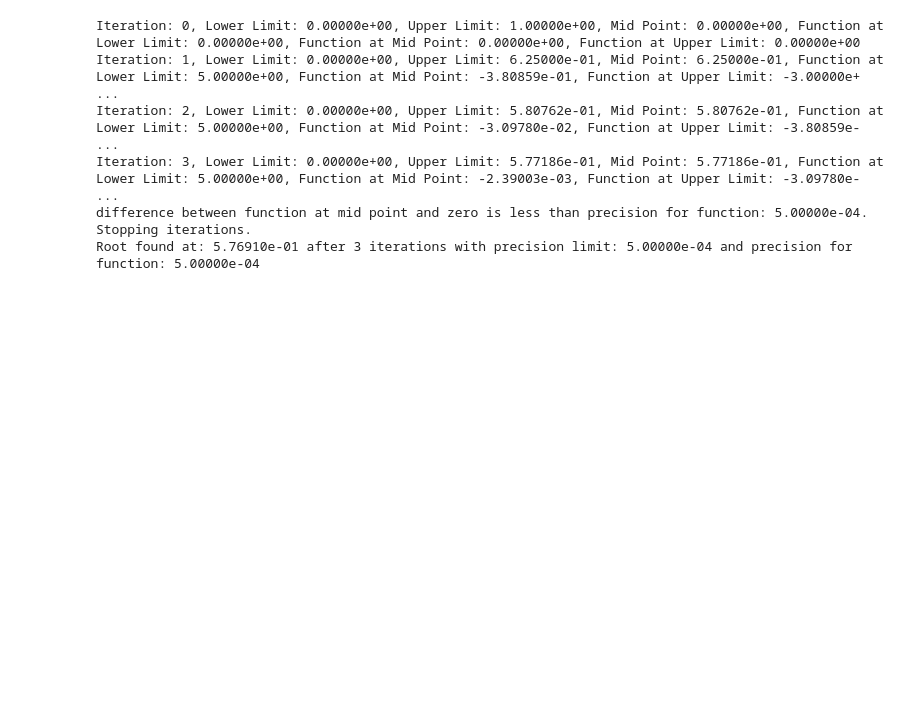
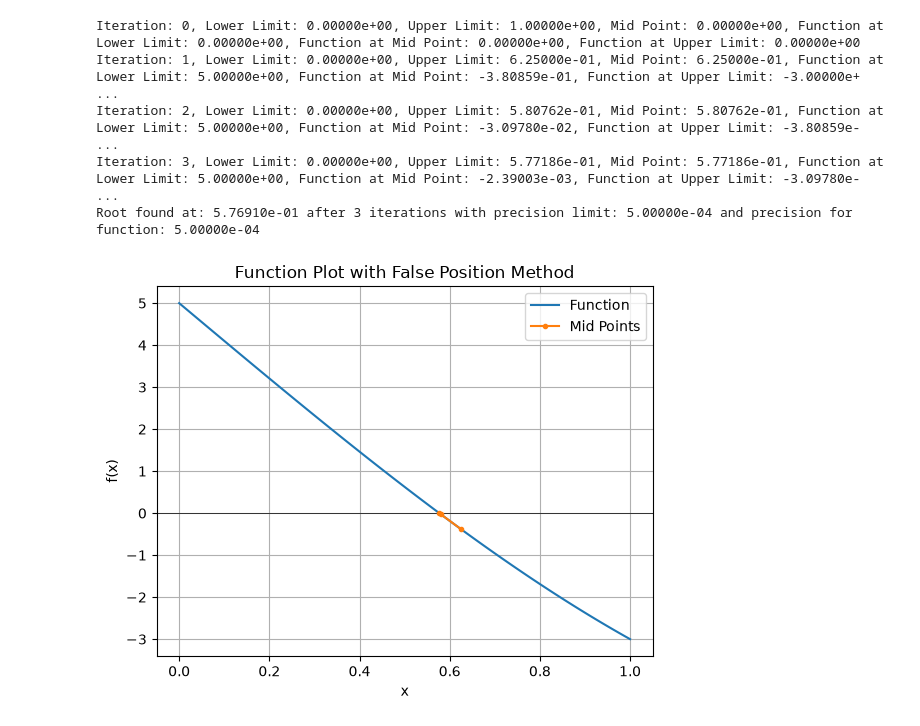
Before and after one commit to maxcbarn/UNI-Numerical-Analysis, a Jupyter notebook: Methods-Zero-Finding.ipynb, the cells around one changed output. Cells and saved outputs as stored; diff of their text form; code cells hidden in the pictures; blank space fills up the shorter version.

```diff
--- a/Methods-Zero-Finding.ipynb
+++ b/Methods-Zero-Finding.ipynb
@@ -64,18 +110,29 @@ Root found at: 5.78125e-01 after 4 iterations with precision: 1.00000e-02
 # %%
-def FalsePosition( maxIterations: int , lowerLimit: float , upperLimit: float , precisionLimits: float, precisontFunction: float , function: callable, verbose: bool = False ) -> float:
+def FalsePosition( maxIterations: int , lowerLimit: float , upperLimit: float , precisionLimits: float, precisontFunction: float , function: callable, verbose: bool = False, plotting: bool = False ) -> float:
+    if plotting:
+        midPoints = []
+        x = np.linspace(lowerLimit, upperLimit, 100)
+        y = function(x)
+        plt.plot(x, y, label='Function')
+        plt.axhline(0, color='black', lw=0.5)
+        plt.title('Function Plot with False Position Method')
+        plt.xlabel('x')
+        plt.ylabel('f(x)')
+
+
     iteration: int = 0
     midPoint: float = 0.0
     functionAplicationLowerLimit: float = 0.0
     functionAplicationUpperLimit: float = 0.0
     functionAplicationMidPoint: float = 0.0
+    ans: float = 0.0
+
 
     if verbose:
         print(f"Iteration: {iteration}, Lower Limit: {lowerLimit:.5e}, Upper Limit: {upperLimit:.5e}, Mid Point: {midPoint:.5e}, Function at Lower Limit: {functionAplicationLowerLimit:.5e}, Function at Mid Point: {functionAplicationMidPoint:.5e}, Function at Upper Limit: {functionAplicationUpperLimit:.5e}")
 
     while iteration < maxIterations:
         if abs( upperLimit - lowerLimit ) < precisionLimits:
-            if verbose:
-                print(f"Diferrence between upper and lower limit is less than precision for limits: {precisionLimits:.5e}. Stopping iterations.")
             break
 
         functionAplicationLowerLimit = function(lowerLimit)
@@ -84,55 +141,65 @@ def FalsePosition( maxIterations: int , lowerLimit: float , upperLimit: float ,
         functionAplicationMidPoint = function(midPoint)
 
         if abs(functionAplicationMidPoint) < precisontFunction:
-            if verbose:
-                print(f"difference between function at mid point and zero is less than precision for function: {precisontFunction:.5e}. Stopping iterations.")
-                print(f"Root found at: {midPoint:.5e} after {iteration} iterations with precision limit: {precisionLimits:.5e} and precision for function: {precisontFunction:.5e}")
-            return midPoint
+            ans = midPoint
+            break
 
         if abs(functionAplicationLowerLimit) < precisontFunction:
-            if verbose:
-                print(f"difference between function at lower limit and zero is less than precision for function: {precisontFunction:.5e}. Stopping iterations.")
-                print(f"Root found at: {lowerLimit:.5e} after {iteration} iterations with precision limit: {precisionLimits:.5e} and precision for function: {precisontFunction:.5e}")
-            return lowerLimit
+            if plotting:
+                midPoints.append(lowerLimit)
+            ans = lowerLimit
+            break
 
         if abs(functionAplicationUpperLimit) < precisontFunction:
-            if verbose:
-                print(f"difference between function at upper limit and zero is less than precision for function: {precisontFunction:.5e}. Stopping iterations.")
-                print(f"Root found at: {upperLimit:.5e} after {iteration} iterations with precision limit: {precisionLimits:.5e} and precision for function: {precisontFunction:.5e}")
-            return upperLimit
+            if plotting:
+                midPoints.append(upperLimit)
+            ans = upperLimit
+            break
+
+        if plotting:
+            midPoints.append(midPoint)
 
         if functionAplicationLowerLimit * functionAplicationMidPoint > 0:
             lowerLimit = midPoint
         else:
             upperLimit = midPoint
 
         iteration += 1
         if verbose:
             print(f"Iteration: {iteration}, Lower Limit: {lowerLimit:.5e}, Upper Limit: {upperLimit:.5e}, Mid Point: {midPoint:.5e}, Function at Lower Limit: {functionAplicationLowerLimit:.5e}, Function at Mid Point: {functionAplicationMidPoint:.5e}, Function at Upper Limit: {functionAplicationUpperLimit:.5e}")
 
 
     if iteration == maxIterations:
-        if verbose:
-            print(f"Maximum iterations reached: {maxIterations}. The root may not have been found within the desired precision.")
-    midPoint = (lowerLimit + upperLimit) / float(2)
+        print(f"Maximum iterations reached: {maxIterations}. The root may not have been found within the desired precision.")
+        midPoint = (lowerLimit + upperLimit) / float(2)
+        midPoints.append(midPoint)
+        ans = midPoints
+
     if verbose:
         print(f"Root found at: {midPoint:.5e} after {iteration} iterations with precision limit: {precisionLimits:.5e} and precision for function: {precisontFunction:.5e}")
-    return midPoint
+
+    if plotting:
+        midPointsFx = [function(mid) for mid in midPoints]
+        plt.plot(midPoints, midPointsFx, marker='.', label='Mid Points')
+        plt.legend()
+        plt.grid()
+        plt.show()
+    return ans
 
 
 
 ## Test Function
 
 ## [0,1] precision 5e-4
 functionFalsePosition: callable = lambda x: x**3 - (9 * x) + 5
 
-rootFalsePosition: float = FalsePosition(100, 0, 1, 5e-4 , 5e-4 , functionFalsePosition, verbose=True)
+rootFalsePosition: float = FalsePosition(100, 0, 1, 5e-4 , 5e-4 , functionFalsePosition, verbose=True, plotting=True)
 # %% [output]
 Iteration: 0, Lower Limit: 0.00000e+00, Upper Limit: 1.00000e+00, Mid Point: 0.00000e+00, Function at Lower Limit: 0.00000e+00, Function at Mid Point: 0.00000e+00, Function at Upper Limit: 0.00000e+00
 Iteration: 1, Lower Limit: 0.00000e+00, Upper Limit: 6.25000e-01, Mid Point: 6.25000e-01, Function at Lower Limit: 5.00000e+00, Function at Mid Point: -3.80859e-01, Function at Upper Limit: -3.00000e+ ...
 Iteration: 2, Lower Limit: 0.00000e+00, Upper Limit: 5.80762e-01, Mid Point: 5.80762e-01, Function at Lower Limit: 5.00000e+00, Function at Mid Point: -3.09780e-02, Function at Upper Limit: -3.80859e- ...
 Iteration: 3, Lower Limit: 0.00000e+00, Upper Limit: 5.77186e-01, Mid Point: 5.77186e-01, Function at Lower Limit: 5.00000e+00, Function at Mid Point: -2.39003e-03, Function at Upper Limit: -3.09780e- ...
-difference between function at mid point and zero is less than precision for function: 5.00000e-04. Stopping iterations.
 Root found at: 5.76910e-01 after 3 iterations with precision limit: 5.00000e-04 and precision for function: 5.00000e-04
+[figure, added]
 # %% [markdown]
 ## Newton-Raphson
```
Also changed, not shown: parts of 8 cells of this notebook.
